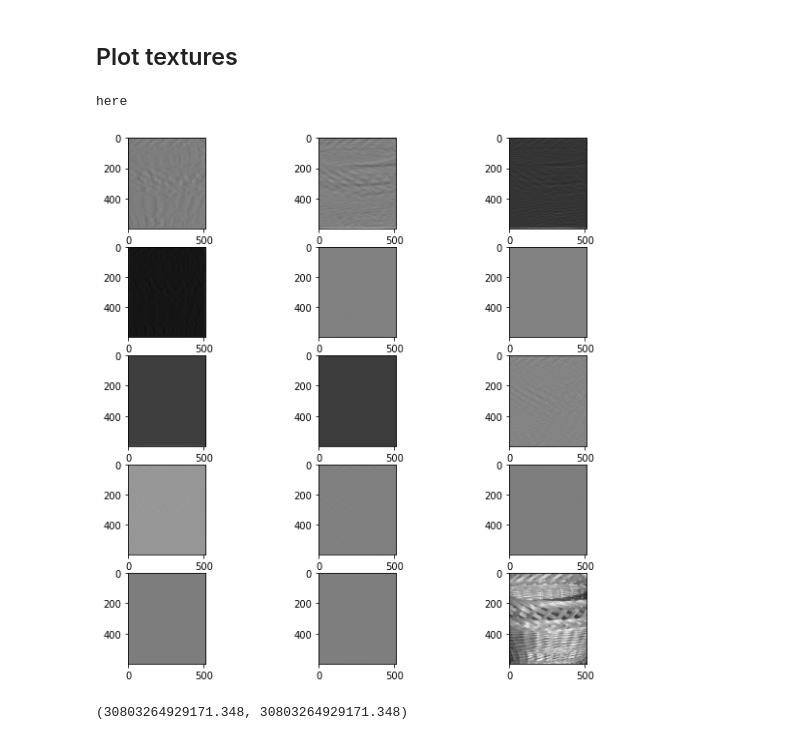
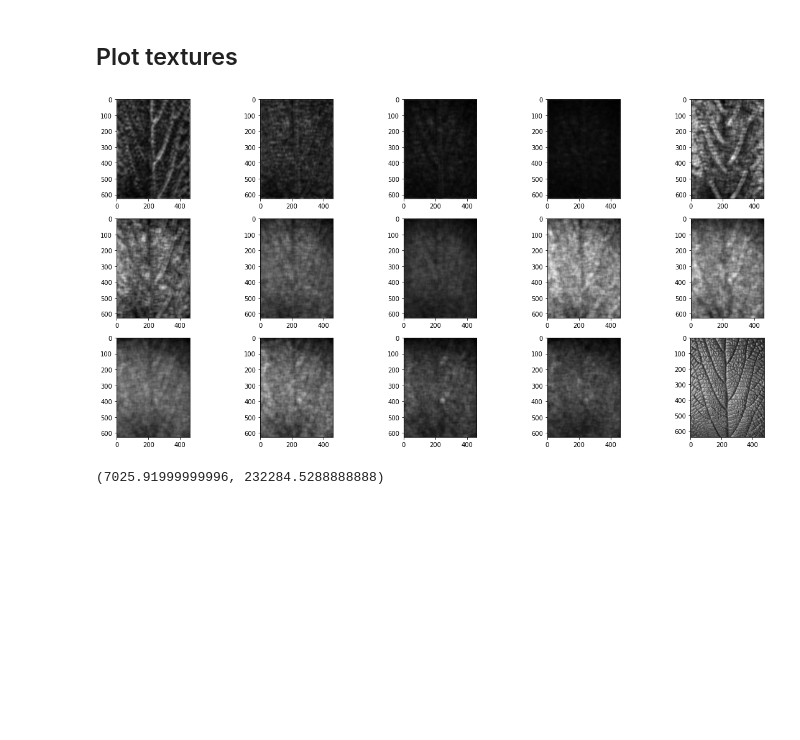
Before and after one commit to GravO8/laws-textures, a Jupyter notebook: Laws Textures test.ipynb, the cells around one changed output. Drawn from its saved outputs; the diff is of its cells as text; code cells hidden in the pictures; blank space fills up the shorter version.

Commit message:
Feature energy computation working

```diff
--- a/Laws Textures test.ipynb
+++ b/Laws Textures test.ipynb
@@ -46,26 +46,25 @@ laws = laws_textures(vector_dims = 5)
 # %%
 # np.random.seed(0)
 random_img = np.random.choice(list(trainset.keys()))
 
 img = trainset[random_img]["image"]
-maps = laws.get_features(img, preprocess = True, merge_symmetric = False, compute_energy = False)
+maps = laws.get_features(img, preprocess = True, merge_symmetric = True, compute_energy = True)
 
-cols = 5
-rows = 3
-fig, axs = plt.subplots(cols, rows, figsize=(10, 10))
+rows = 5
+cols = 3
+fig, axs = plt.subplots(cols, rows, figsize=(20, 10))
 
 for i in range(cols):
     for j in range(rows):
         index = i*rows+j
         if index == 14:
             axs[i,j].imshow(img, cmap = "gray")
         else:
             axs[i,j].imshow(maps[...,index], cmap = "gray")
 plt.show()
 # %% [output]
-here
-[figure, old version]
+[figure, new version]
 # %%
 maps[...,0].min(), maps[...,0].max()
 # %% [output]
-(30803264929171.348, 30803264929171.348)
+(7025.91999999996, 232284.5288888888)
```
Also changed, not shown: 1 other file.
